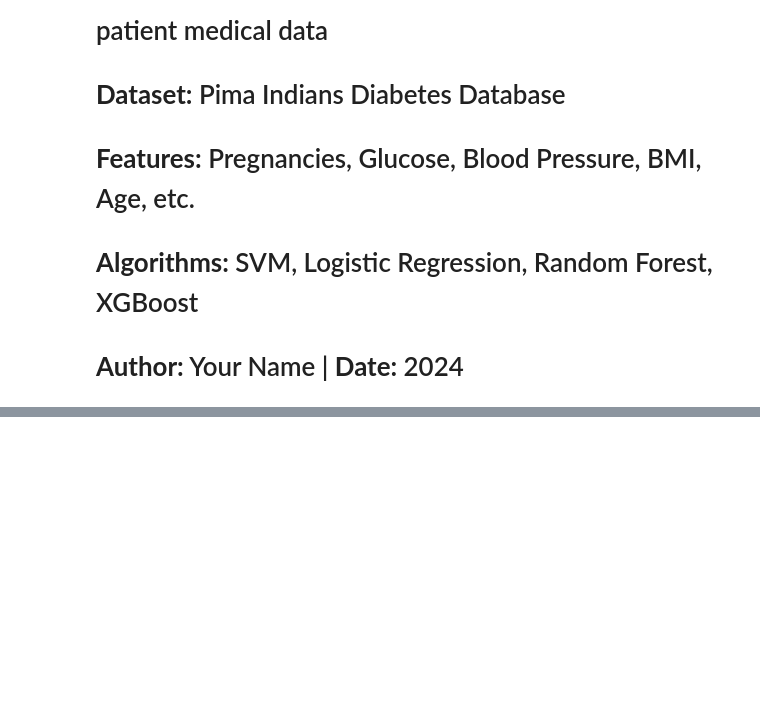
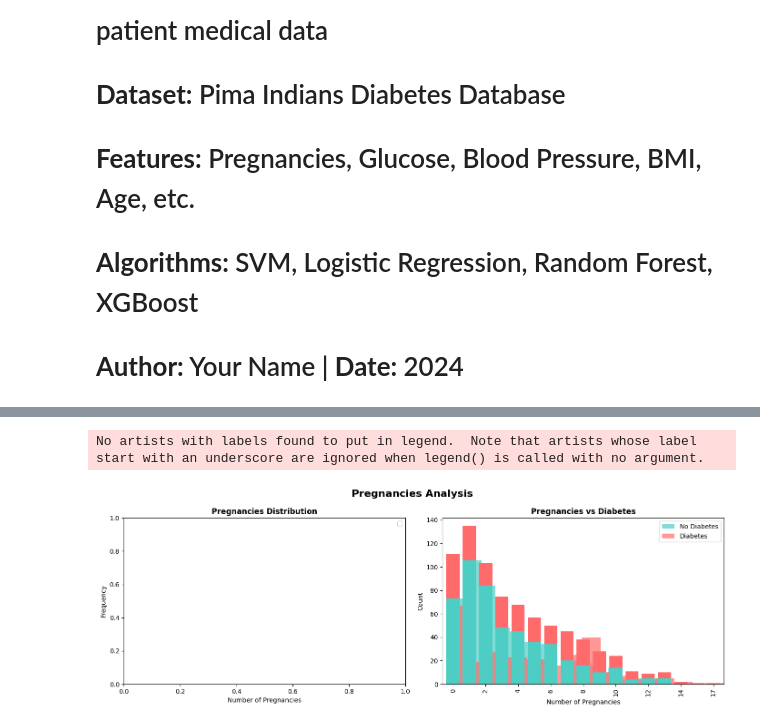
Before and after one commit to melat33/CodeAlpha_tasks, a Jupyter notebook: Disease_Prediction_System/notebooks/DIABETES_PIPELINE.ipynb, the cells around one changed output, grey strips where cells are left out. Saved outputs shown, nothing was run; the diff lists cells and outputs as text; code cells hidden in the pictures; blank space fills up the shorter version.

```diff
--- a/Disease_Prediction_System/notebooks/DIABETES_PIPELINE.ipynb
+++ b/Disease_Prediction_System/notebooks/DIABETES_PIPELINE.ipynb
@@ -368,35 +505,41 @@ plt.show()
 # %%
 # %% [markdown]
 # ## 15. Pregnancies Analysis
 
 # %%
+preg_col = 'Pregnancies'  # Note the capital P!
+
 fig, axes = plt.subplots(1, 2, figsize=(14, 5))
 
 # Distribution
 ax = axes[0]
-df[df['target']==0]['pregnancies'].hist(alpha=0.7, label='No Diabetes',
-                                         bins=15, color='#4ECDC4')
-df[df['target']==1]['pregnancies'].hist(alpha=0.7, label='Diabetes',
-                                         bins=15, color='#FF6B6B')
+df[df['target']==0][preg_col].hist(alpha=0.7, label='No Diabetes',
+                                    bins=15, color='#4ECDC4')
+df[df['target']==1][preg_col].hist(alpha=0.7, label='Diabetes',
+                                    bins=15, color='#FF6B6B')
 ax.set_xlabel('Number of Pregnancies')
 ax.set_ylabel('Frequency')
 ax.set_title('Pregnancies Distribution', fontweight='bold')
 ax.legend()
 
 # Pregnancies vs Diabetes
 ax = axes[1]
-preg_cross = pd.crosstab(df['pregnancies'], df['target'])
+preg_cross = pd.crosstab(df[preg_col], df['target'])
 preg_cross.columns = ['No Diabetes', 'Diabetes']
 preg_cross.plot(kind='bar', stacked=True, ax=ax,
-                color=['#4ECDC4', '#FF6B6B'])
+                color=['#4ECDC4', '#FF6B6B'], width=0.8)
 ax.set_title('Pregnancies vs Diabetes', fontweight='bold')
 ax.set_xlabel('Number of Pregnancies')
 ax.set_ylabel('Count')
 ax.legend(['No Diabetes', 'Diabetes'])
+ax.set_xticks(range(0, min(18, len(preg_cross)), 2))  # Show every 2nd tick
 
 plt.suptitle('Pregnancies Analysis', fontsize=16, fontweight='bold')
 plt.tight_layout()
 plt.show()
+# %% [output]
+No artists with labels found to put in legend.  Note that artists whose label start with an underscore are ignored when legend() is called with no argument.
+[figure, added]
 # %%
 # %% [markdown]
 # ## 16. Blood Pressure Analysis
```
Also changed, not shown: parts of 35 cells of this notebook.
